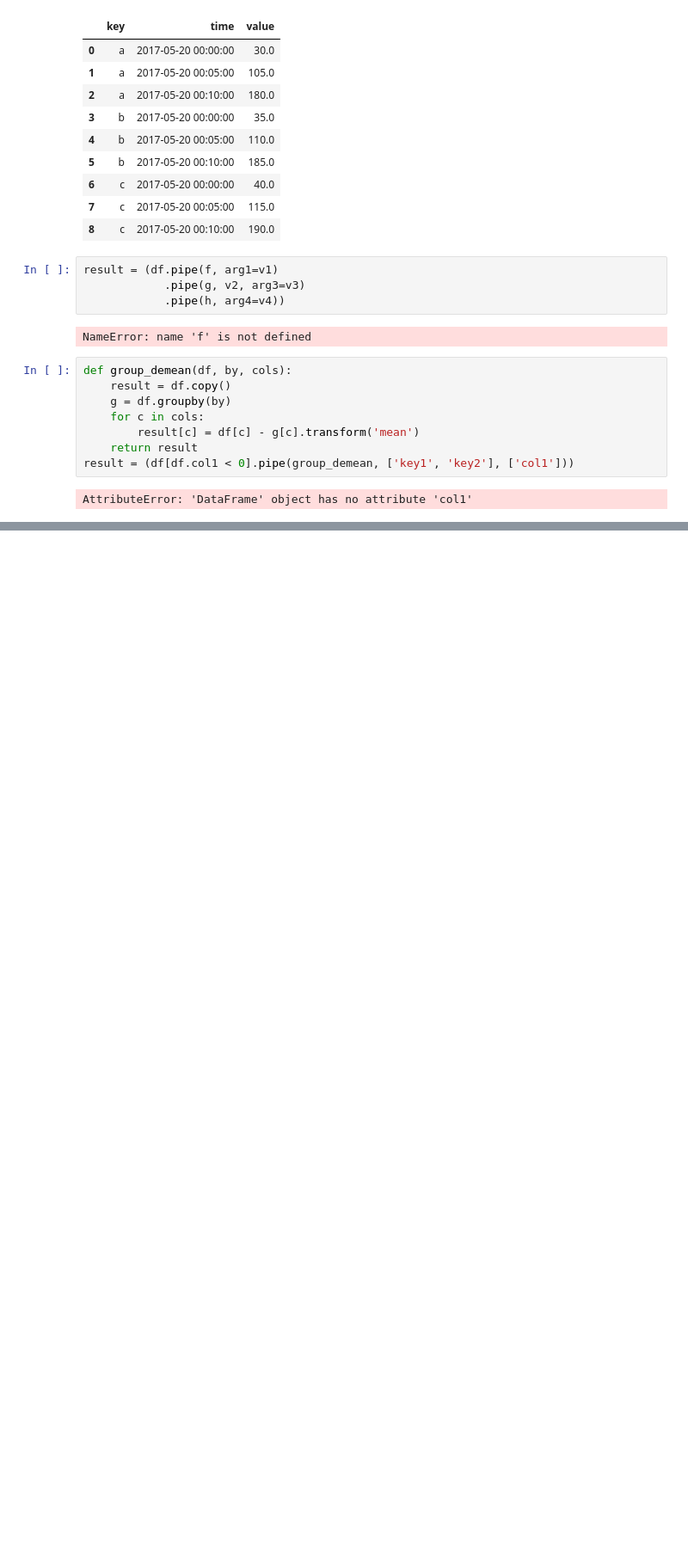
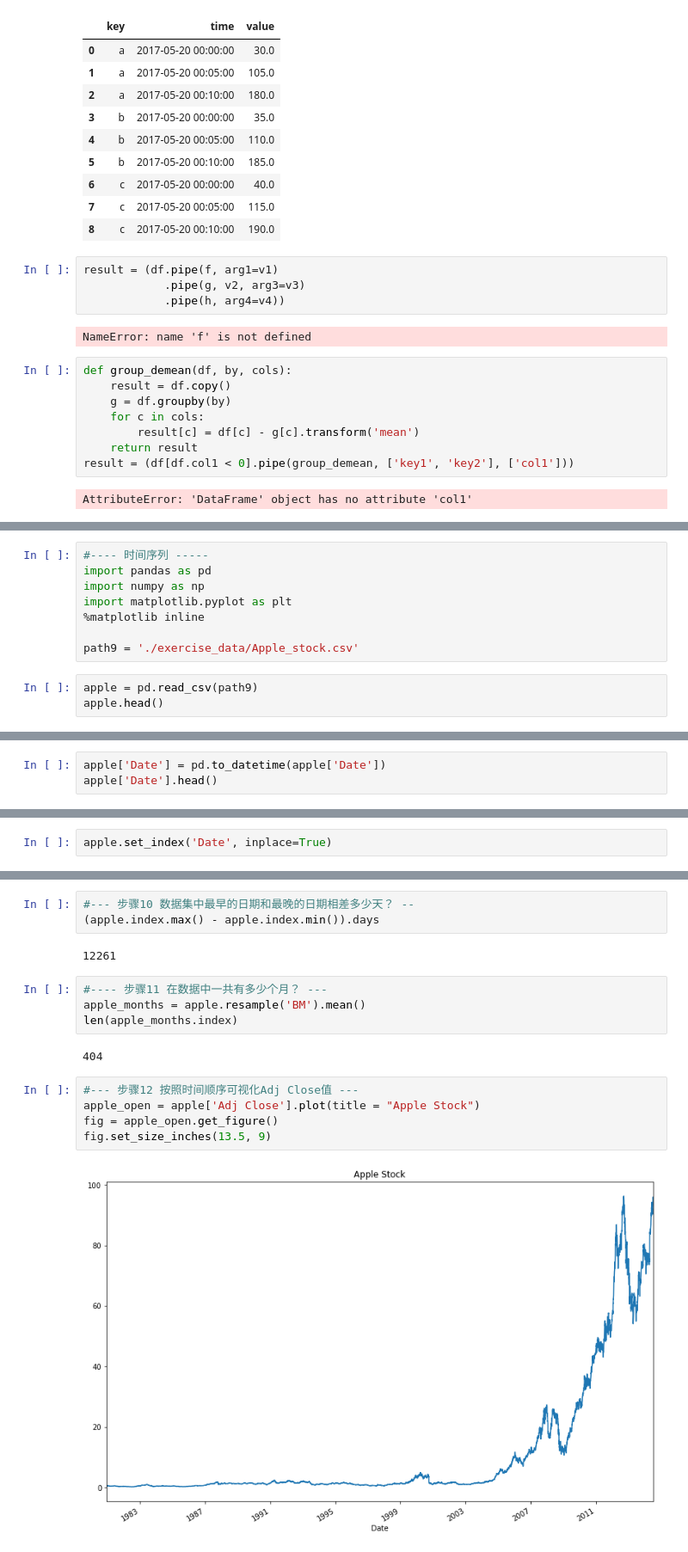
Before and after one commit to wduestc/Datawhale_DA, a Jupyter notebook: Task7.ipynb, the cells around one changed output, grey strips where cells are left out. Shown at 86% size. Saved outputs shown, nothing was run; the diff lists cells and outputs as text; blank space fills up the shorter version.

```diff
--- a/Task7.ipynb
+++ b/Task7.ipynb
@@ -522,0 +1379,11 @@ AttributeError: 'DataFrame' object has no attribute 'col1'
+# %%
+#---- 时间序列 -----
+import pandas as pd
+import numpy as np
+import matplotlib.pyplot as plt
+%matplotlib inline
+
+path9 = './exercise_data/Apple_stock.csv'
+# %%
+apple = pd.read_csv(path9)
+apple.head()
@@ -522,0 +1408,3 @@ AttributeError: 'DataFrame' object has no attribute 'col1'
+# %%
+apple['Date'] = pd.to_datetime(apple['Date'])
+apple['Date'].head()
@@ -522,0 +1418,2 @@ AttributeError: 'DataFrame' object has no attribute 'col1'
+# %%
+apple.set_index('Date', inplace=True)
@@ -522,0 +1452,18 @@ AttributeError: 'DataFrame' object has no attribute 'col1'
+# %%
+#--- 步骤10 数据集中最早的日期和最晚的日期相差多少天？ --
+(apple.index.max() - apple.index.min()).days
+# %% [output]
+12261
+# %%
+#---- 步骤11 在数据中一共有多少个月？ ---
+apple_months = apple.resample('BM').mean()
+len(apple_months.index)
+# %% [output]
+404
+# %%
+#--- 步骤12 按照时间顺序可视化Adj Close值 ---
+apple_open = apple['Adj Close'].plot(title = "Apple Stock")
+fig = apple_open.get_figure()
+fig.set_size_inches(13.5, 9)
+# %% [output]
+[figure, added]
```
Also changed, not shown: parts of 83 cells of this notebook.
